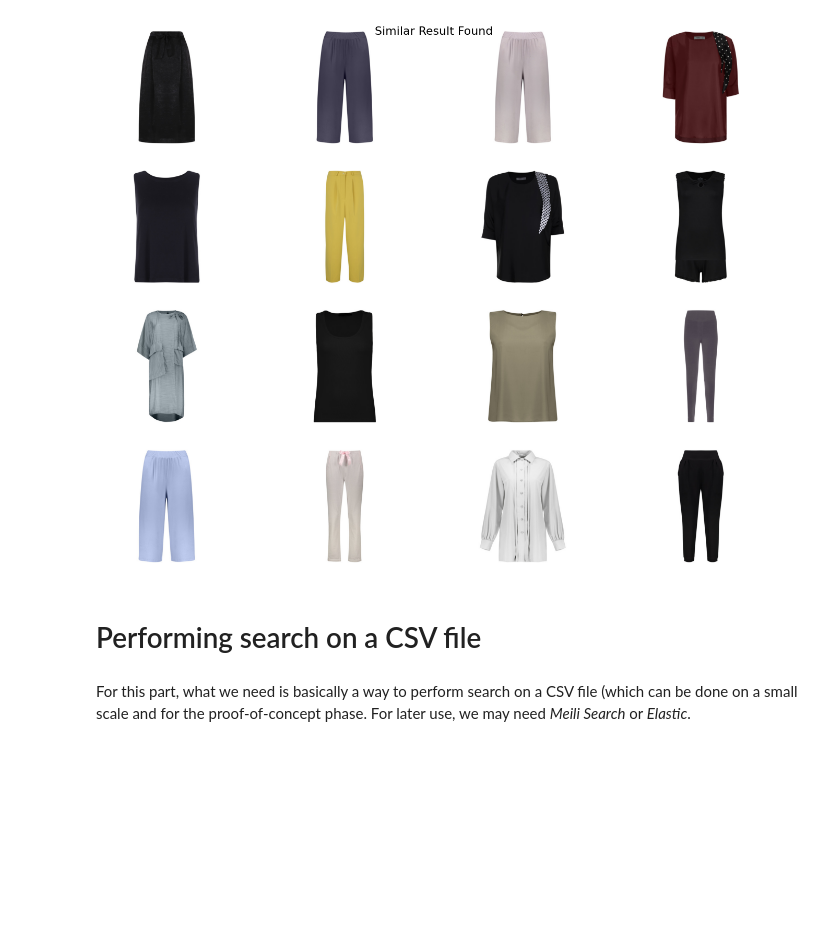
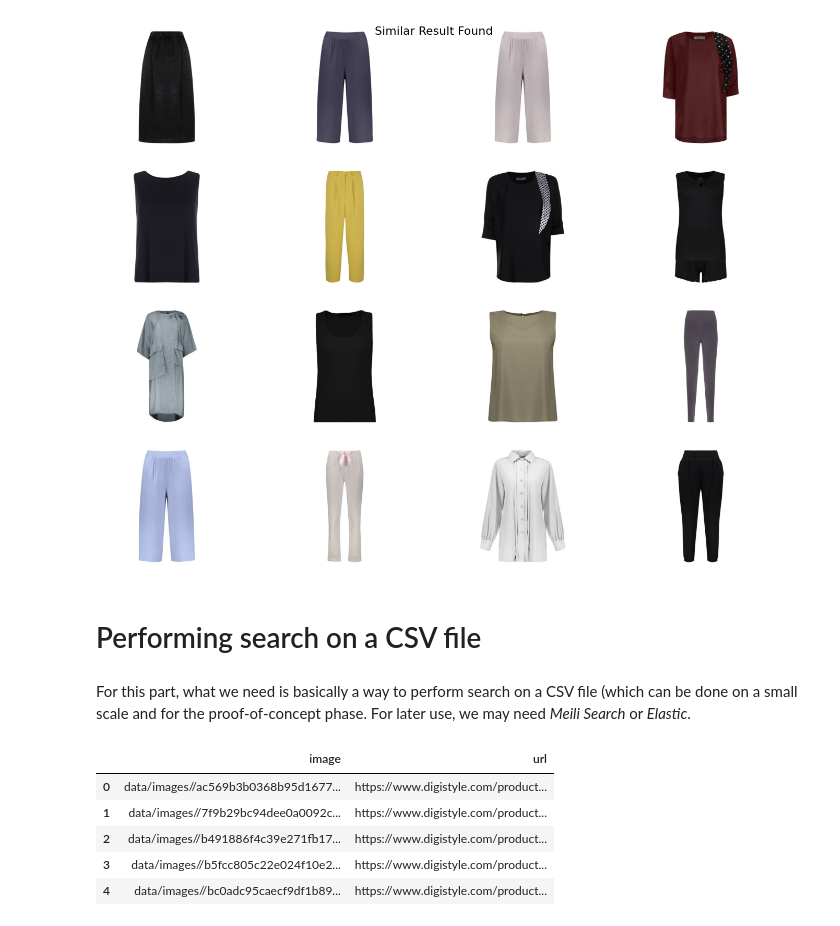
Before and after one commit to prp-e/oss_visual_search, a Jupyter notebook: notebooks/Visual Search Lab.ipynb, the cells around one changed output. Saved outputs shown, nothing was run; the diff lists cells and outputs as text; code cells hidden in the pictures; blank space fills up the shorter version.

Commit message:
Worked on a dataframe for the proof-of-concept

```diff
--- a/notebooks/Visual Search Lab.ipynb
+++ b/notebooks/Visual Search Lab.ipynb
@@ -109,7 +109,18 @@ plt.imshow(image)
 SearchImage().plot_similar_images(image_path='test_data/skirt-2.jpg')
 # %% [output]
 [figure]
-# %% [markdown]
-# Performing search on a CSV file
-# %% [markdown]
-For this part, what we need is basically a way to perform search on a CSV file (which can be done on a small scale and for the proof-of-concept phase. For later use, we may need _Meili Search_ or _Elastic_.
+# %% [markdown]
+# Performing search on a CSV file
+# %% [markdown]
+For this part, what we need is basically a way to perform search on a CSV file (which can be done on a small scale and for the proof-of-concept phase. For later use, we may need _Meili Search_ or _Elastic_.
+# %%
+df.columns = ['image', 'url']
+# %%
+df.head()
+# %% [output]
+|  | image | url |
+| 0 | data/images//ac569b3b0368b95d1677... | https://www.digistyle.com/product... |
+| 1 | data/images//7f9b29bc94dee0a0092c... | https://www.digistyle.com/product... |
+| 2 | data/images//b491886f4c39e271fb17... | https://www.digistyle.com/product... |
+| 3 | data/images//b5fcc805c22e024f10e2... | https://www.digistyle.com/product... |
+| 4 | data/images//bc0adc95caecf9df1b89... | https://www.digistyle.com/product... |
```
Also changed, not shown: parts of 4 cells of this notebook.
